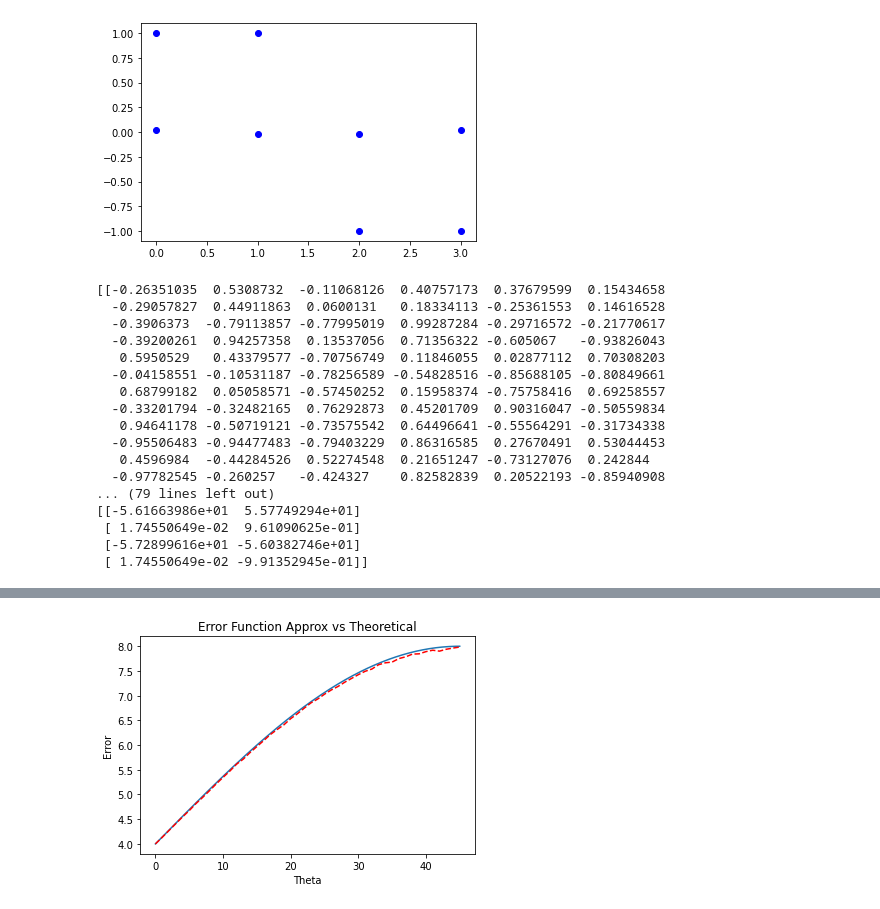
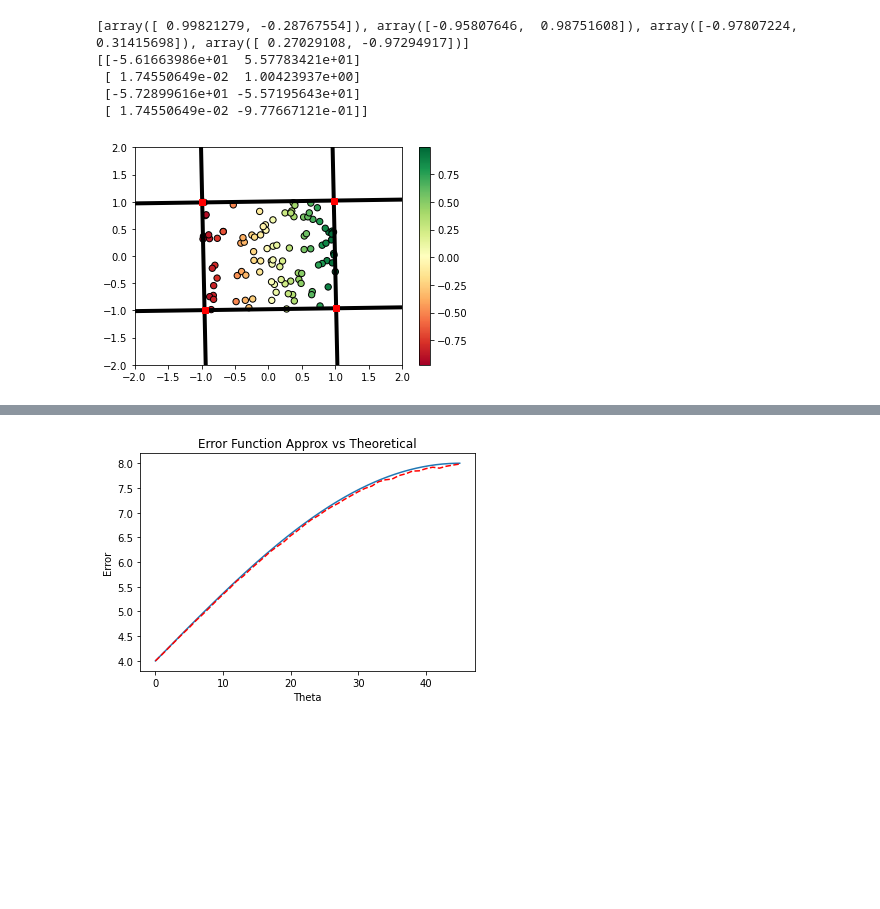
Before and after one commit to Blaine-Mason/NSF-Phase2, a Jupyter notebook: Projection.ipynb, the cells around one changed output, grey strips where cells are left out. Saved outputs shown, nothing was run; the diff lists cells and outputs as text; code cells hidden in the pictures; blank space fills up the shorter version.

```diff
--- a/Projection.ipynb
+++ b/Projection.ipynb
@@ -31,63 +42,48 @@ def ret_int(m1, b1, m2, b2):
 n = 103
 error = []
 eps = 1
 #print(eps)
 U_x = np.random.uniform(-1,1,(1,n))
 U_y = np.random.uniform(-1,1,(1,n))
 U = np.vstack((U_x,U_y))
 thetas = [0.02, 90, 180, 270]
 thetas = [thetas[i] + eps for i in range(4)]
 directions = [[np.cos(np.radians(thetas[i])), np.sin(np.radians(thetas[i]))] for i in range(4)]
-plt.plot(directions, "bo")
-plt.show()
 colors = np.array([[np.dot(U[:,i], directions[j]) for i in range(n)] for j in range(4)])
-print(colors)
 scales = [np.dot(U[:,np.argmax(colors[i])], directions[i]) for i in range(4)]
 #print(scales)
 supports = np.array([ret_supp([directions[i][0]*scales[i], directions[i][1]*scales[i]], False) for i in range(4)])
 #m_b = np.array([ret_supp([directions[i][0]*scales[i], directions[i][1]*scales[i]], True) for i in range(4)])
 m_b = np.array([ret_supp([directions[i][0]*scales[i], directions[i][1]*scales[i]], True) for i in range(4)])
-print(supports)
+print([U[:,np.argmax(colors[i])] for i in range(4)])
 print(m_b)
 
 points_of_i = []
 for i in range(4):
     if i < 3:
         points_of_i.append(ret_int(m_b[i][0], m_b[i][1], m_b[i+1][0], m_b[i+1][1]))
     else:
         points_of_i.append(ret_int(m_b[i][0], m_b[i][1], m_b[0][0], m_b[0][1]))
 #print(points_of_i)
 pgon = Polygon(points_of_i) # Assuming the OP's x,y coordinates
 error.append(pgon.area)
 
-# plt.xlim([-2,2])
-# plt.ylim([-2,2])
-# plt.scatter(U[0,:], U[1,:], c=colors[0], cmap="RdYlGn", s=40, edgecolors="black");
-# #plt.plot([0,directions[0][0]*(scales[0]+2)], [0, directions[0][1]*(scales[0]+2)], "k", linewidth=4)
+plt.xlim([-2,2])
+plt.ylim([-2,2])
+plt.scatter(U[0,:], U[1,:], c=colors[0], cmap="RdYlGn", s=40, edgecolors="black");
+#plt.plot([0,directions[0][0]*(scales[0]+2)], [0, directions[0][1]*(scales[0]+2)], "k", linewidth=4)
 
-# for i in range(4):
-#     plt.plot(supports[i][0], supports[i][1], "k", linewidth=4)
-# for i in range(len(points_of_i)):
-#     plt.plot(points_of_i[i][0],points_of_i[i][1], "rs")
-# plt.colorbar()
-# plt.show()
+for i in range(4):
+    plt.plot(supports[i][0], supports[i][1], "k", linewidth=4)
+for i in range(len(points_of_i)):
+    plt.plot(points_of_i[i][0],points_of_i[i][1], "rs")
+plt.colorbar()
+plt.show()
 # %% [output]
+[array([ 0.99821279, -0.28767554]), array([-0.95807646,  0.98751608]), array([-0.97807224,  0.31415698]), array([ 0.27029108, -0.97294917])]
+[[-5.61663986e+01  5.57783421e+01]
+ [ 1.74550649e-02  1.00423937e+00]
+ [-5.72899616e+01 -5.57195643e+01]
+ [ 1.74550649e-02 -9.77667121e-01]]
-[figure, old version]
+[figure, new version]
-[[-0.26351035  0.5308732  -0.11068126  0.40757173  0.37679599  0.15434658
-  -0.29057827  0.44911863  0.0600131   0.18334113 -0.25361553  0.14616528
-  -0.3906373  -0.79113857 -0.77995019  0.99287284 -0.29716572 -0.21770617
-  -0.39200261  0.94257358  0.13537056  0.71356322 -0.605067   -0.93826043
-   0.5950529   0.43379577 -0.70756749  0.11846055  0.02877112  0.70308203
-  -0.04158551 -0.10531187 -0.78256589 -0.54828516 -0.85688105 -0.80849661
-   0.68799182  0.05058571 -0.57450252  0.15958374 -0.75758416  0.69258557
-  -0.33201794 -0.32482165  0.76292873  0.45201709  0.90316047 -0.50559834
-   0.94641178 -0.50719121 -0.73575542  0.64496641 -0.55564291 -0.31734338
-  -0.95506483 -0.94477483 -0.79403229  0.86316585  0.27670491  0.53044453
-   0.4596984  -0.44284526  0.52274548  0.21651247 -0.73127076  0.242844
-  -0.97782545 -0.260257   -0.424327    0.82582839  0.20522193 -0.85940908
-... (79 lines left out)
-[[-5.61663986e+01  5.57749294e+01]
- [ 1.74550649e-02  9.61090625e-01]
- [-5.72899616e+01 -5.60382746e+01]
- [ 1.74550649e-02 -9.91352945e-01]]
 # %%
```
Also changed, not shown: parts of 17 cells of this notebook.
